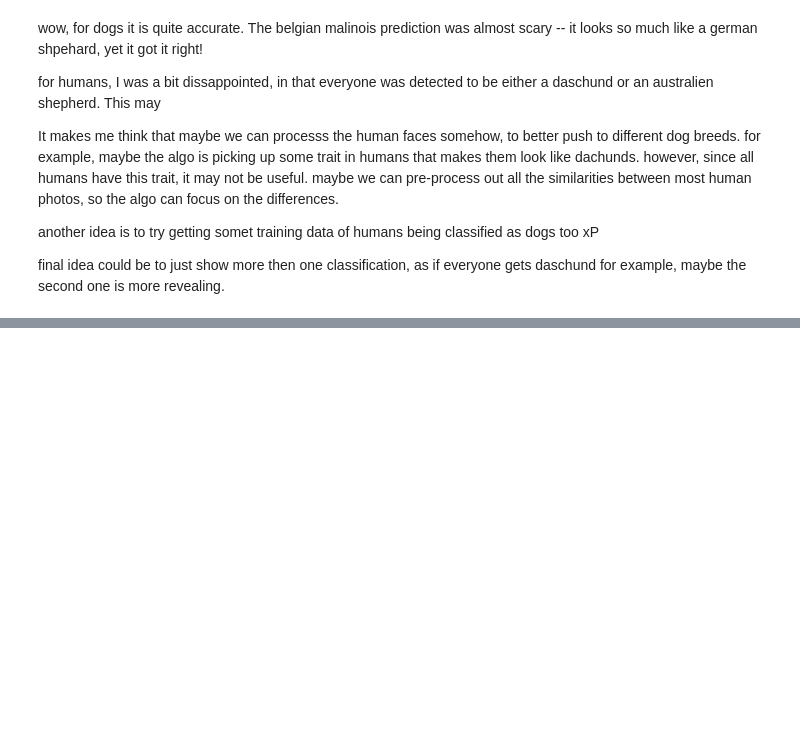
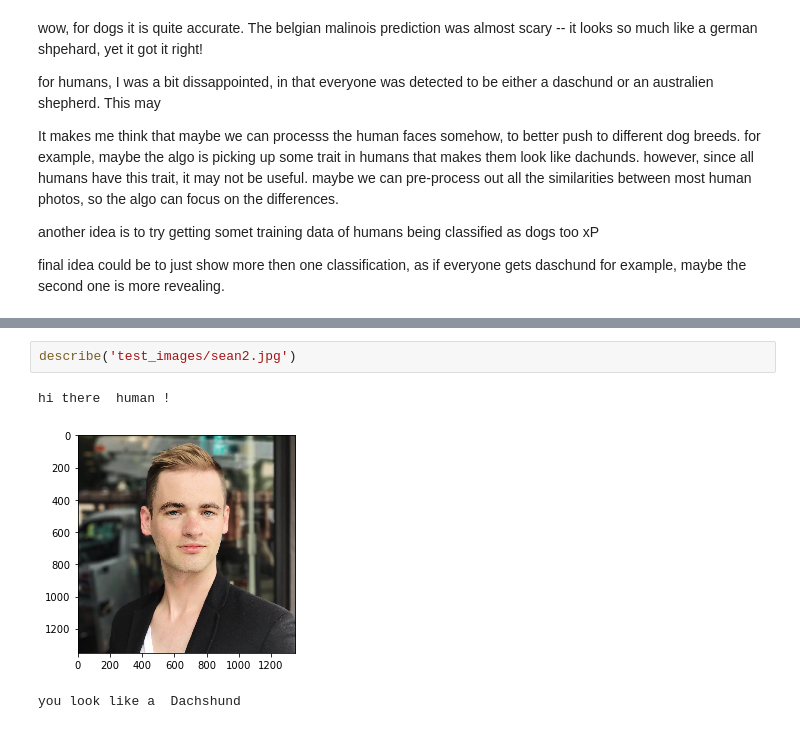
Before and after one commit to stopachka/dog-project, a Jupyter notebook: dog_app.ipynb, the cells around one changed output, grey strips where cells are left out. Drawn from its saved outputs; the diff is of its cells as text; blank space fills up the shorter version.

```diff
--- a/dog_app.ipynb
+++ b/dog_app.ipynb
@@ -808,0 +831,6 @@ describe('test_images/giff.jpg')
+# %%
+describe('test_images/sean2.jpg')
+# %% [output]
+hi there  human !
+[figure, added]
+you look like a  Dachshund
```
Also changed, not shown: parts of 4 cells of this notebook, 4 other files.
